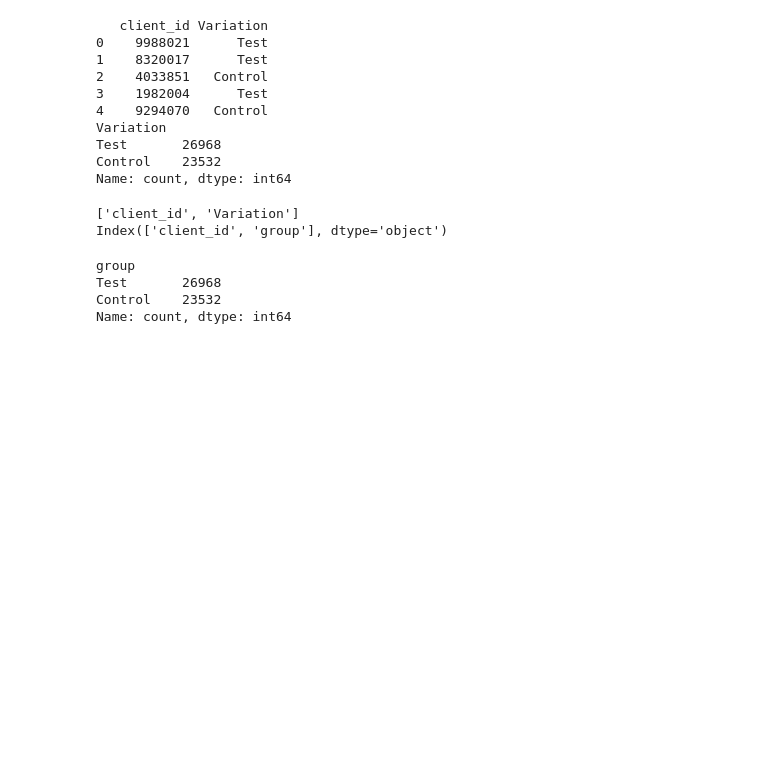
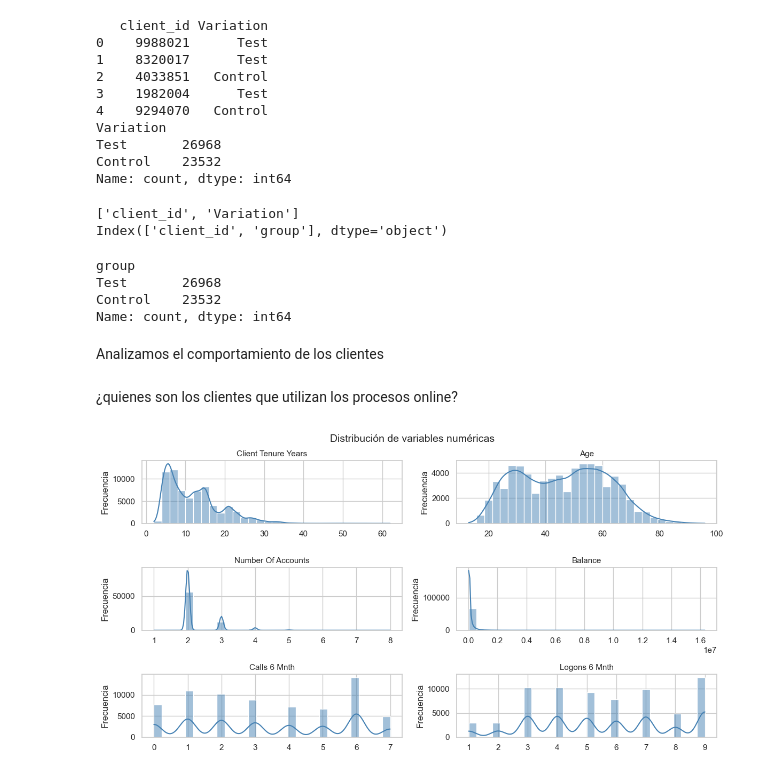
Before and after one commit to FranBretones/vanguard-ab-test, a Jupyter notebook: eda-clean.ipynb, the cells around one changed output. Drawn from its saved outputs; the diff is of its cells as text; code cells hidden in the pictures; blank space fills up the shorter version.

```diff
--- a/eda-clean.ipynb
+++ b/eda-clean.ipynb
@@ -221,3 +221,31 @@ group
 Test       26968
 Control    23532
 Name: count, dtype: int64
+# %% [markdown]
+Analizamos el comportamiento de los clientes
+# %% [markdown]
+¿quienes son los clientes que utilizan los procesos online?
+# %%
+# Columnas a graficar (asegúrate que existen en el df)
+cols_to_plot = ['client_tenure_years', 'age', 'number_of_accounts', 'balance', 'calls_6_mnth', 'logons_6_mnth']
+cols_to_plot = [col for col in cols_to_plot if col in df_demo_clean.columns]
+
+# Configura el estilo visual
+sns.set(style="whitegrid")
+
+# Crear figura general
+plt.figure(figsize=(12, 6))
+
+# Iterar y graficar cada histograma
+for idx, col in enumerate(cols_to_plot, 1):
+    plt.subplot(3, 2, idx)
+    sns.histplot(df_demo_clean[col], bins=30, kde=True, color='steelblue')
+    plt.title(col.replace('_', ' ').title(), fontsize=11)
+    plt.xlabel('')
+    plt.ylabel('Frecuencia')
+
+plt.tight_layout()
+plt.suptitle('Distribución de variables numéricas', fontsize=14, y=1.02)
+plt.show()
+# %% [output]
+[figure, added]
```
Also changed, not shown: parts of 15 cells of this notebook, 1 other file.
